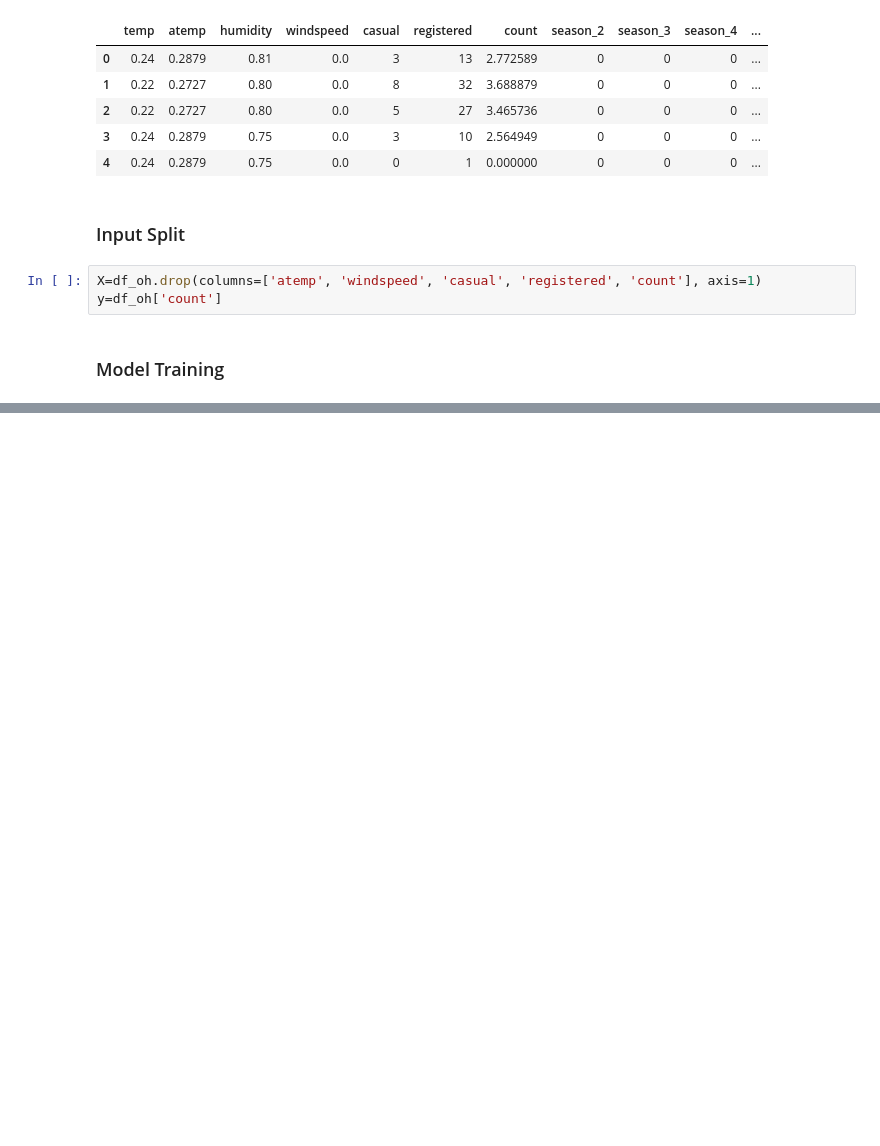
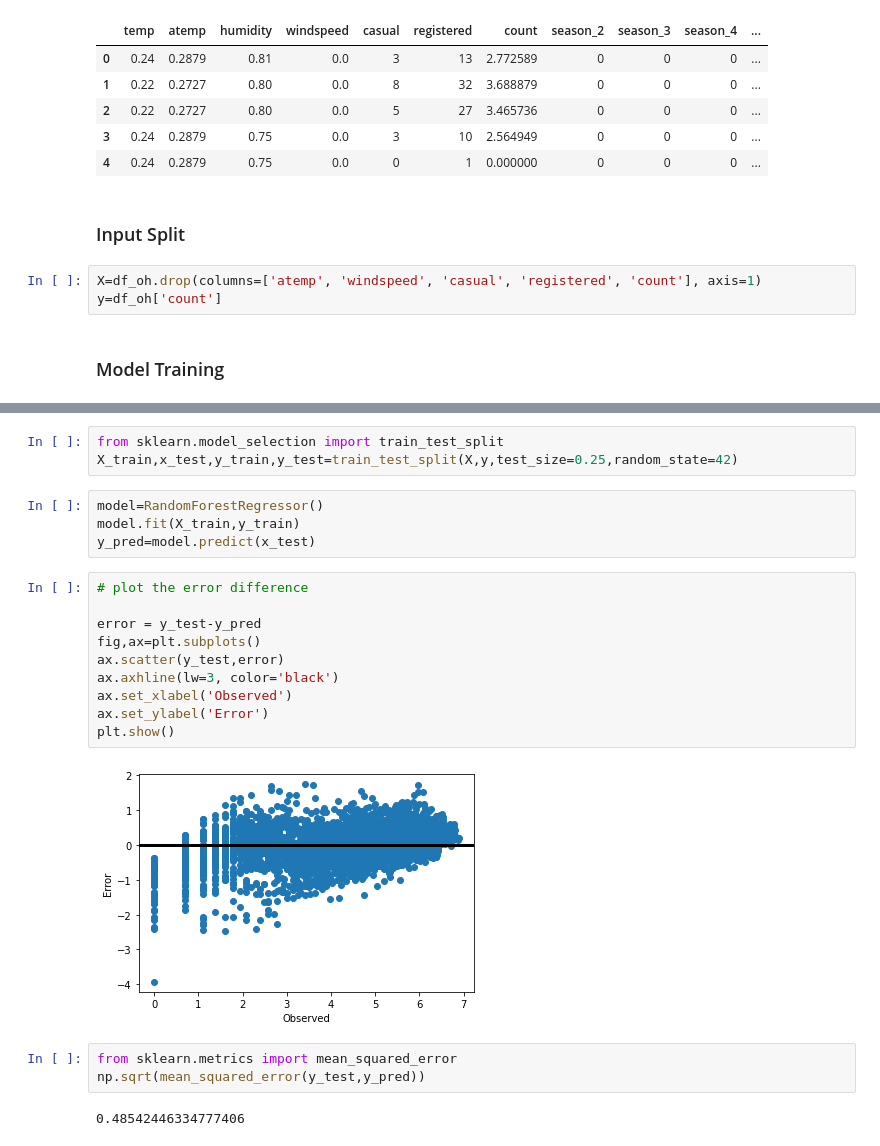
Before and after one commit to ManoranjanThakur/Machine_Learning_Projects, a Jupyter notebook: bike-sharing-demand-analysis.ipynb, the cells around one changed output, grey strips where cells are left out. Cells and saved outputs as stored; diff of their text form; blank space fills up the shorter version.

```diff
--- a/bike-sharing-demand-analysis.ipynb
+++ b/bike-sharing-demand-analysis.ipynb
@@ -283,0 +342,24 @@ y=df_oh['count']
+# %%
+from sklearn.model_selection import train_test_split
+X_train,x_test,y_train,y_test=train_test_split(X,y,test_size=0.25,random_state=42)
+# %%
+model=RandomForestRegressor()
+model.fit(X_train,y_train)
+y_pred=model.predict(x_test)
+# %%
+# plot the error difference
+
+error = y_test-y_pred
+fig,ax=plt.subplots()
+ax.scatter(y_test,error)
+ax.axhline(lw=3, color='black')
+ax.set_xlabel('Observed')
+ax.set_ylabel('Error')
+plt.show()
+# %% [output]
+[figure, added]
+# %%
+from sklearn.metrics import mean_squared_error
+np.sqrt(mean_squared_error(y_test,y_pred))
+# %% [output]
+0.48542446334777406
```
Also changed, not shown: parts of 3 cells of this notebook.
